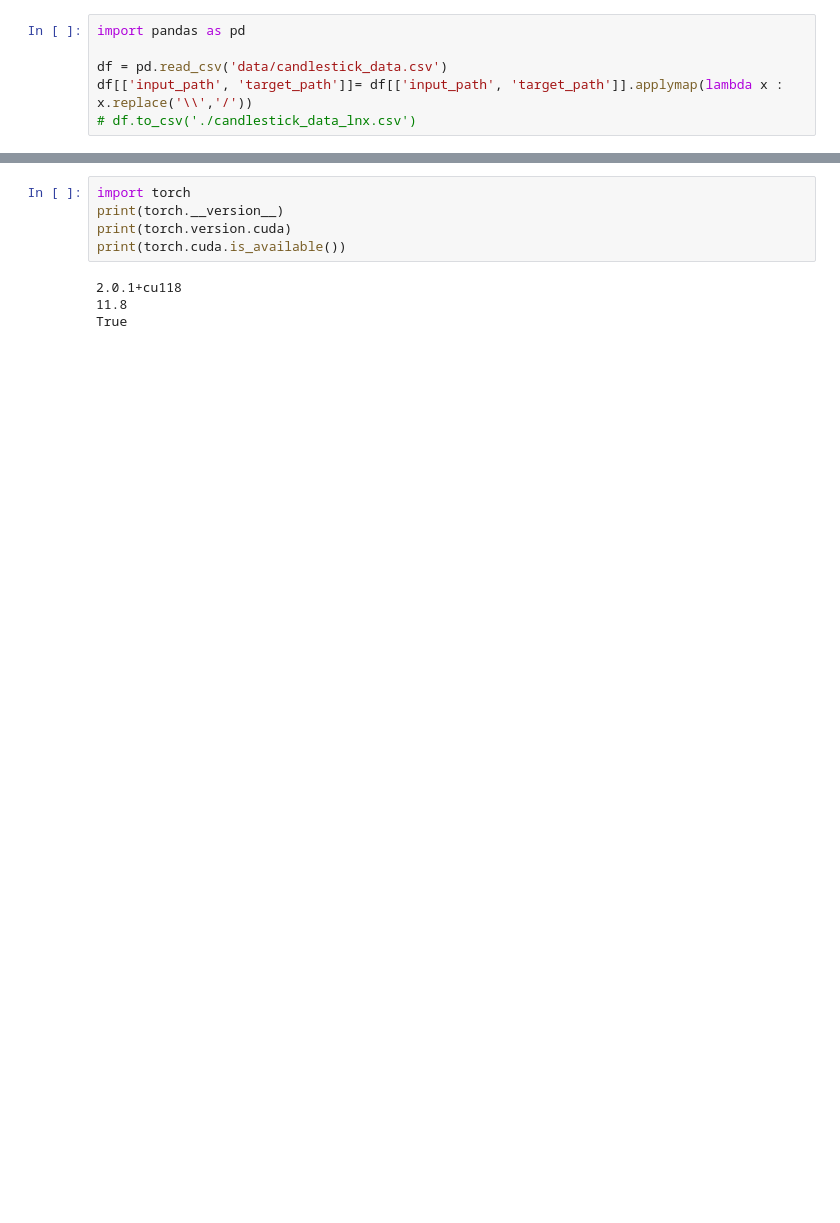
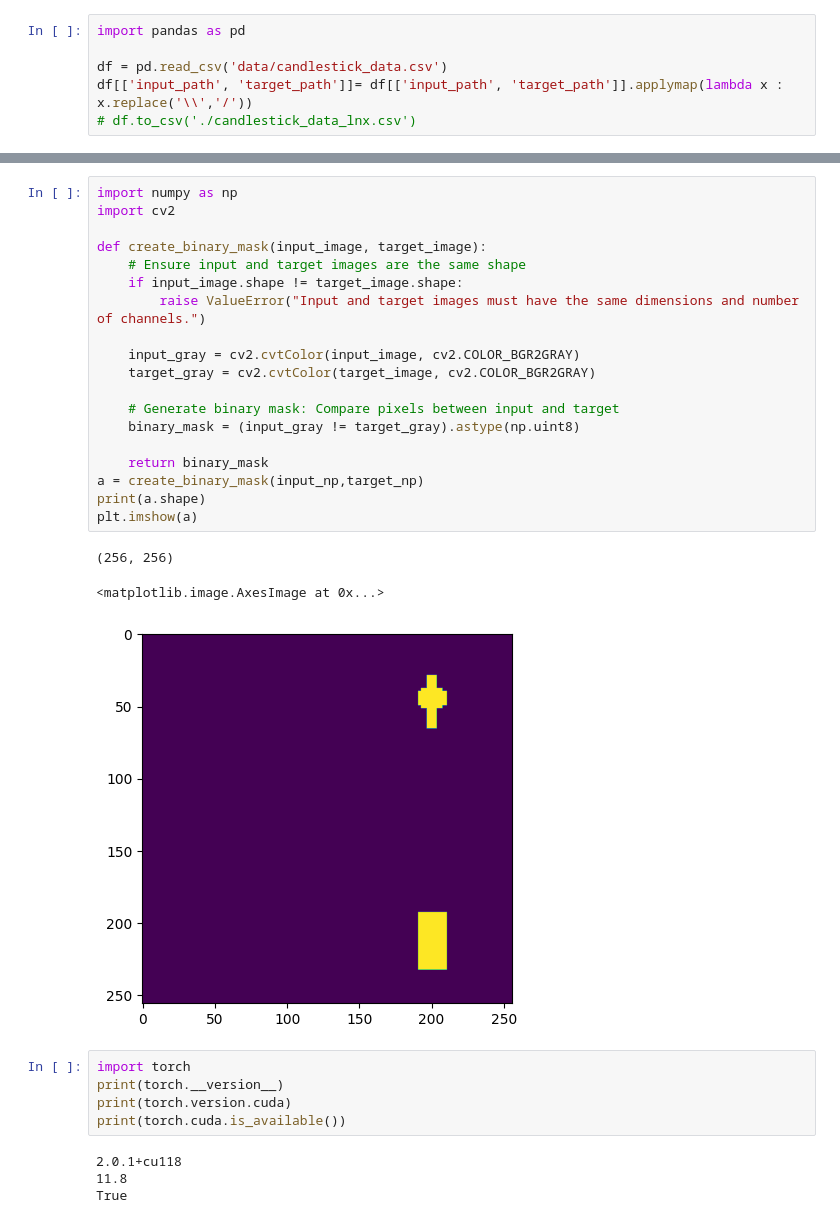
Before and after one commit to yeeca0101/fi_homework, a Jupyter notebook: gen_dataset_dev.ipynb, the cells around one changed output, grey strips where cells are left out. Drawn from its saved outputs; the diff is of its cells as text; blank space fills up the shorter version.

```diff
--- a/gen_dataset_dev.ipynb
+++ b/gen_dataset_dev.ipynb
@@ -976,3 +979,26 @@ len : 5149
+# %%
+import numpy as np
+import cv2
+
+def create_binary_mask(input_image, target_image):
+    # Ensure input and target images are the same shape
+    if input_image.shape != target_image.shape:
+        raise ValueError("Input and target images must have the same dimensions and number of channels.")
+
+    input_gray = cv2.cvtColor(input_image, cv2.COLOR_BGR2GRAY)
+    target_gray = cv2.cvtColor(target_image, cv2.COLOR_BGR2GRAY)
+
+    # Generate binary mask: Compare pixels between input and target
+    binary_mask = (input_gray != target_gray).astype(np.uint8)
+
+    return binary_mask
+a = create_binary_mask(input_np,target_np)
+print(a.shape)
+plt.imshow(a)
+# %% [output]
+(256, 256)
+<matplotlib.image.AxesImage at 0x...>
+[figure, added]
 # %%
 import torch
 print(torch.__version__)
```
Also changed, not shown: parts of 2 cells of this notebook, 12 other files.
